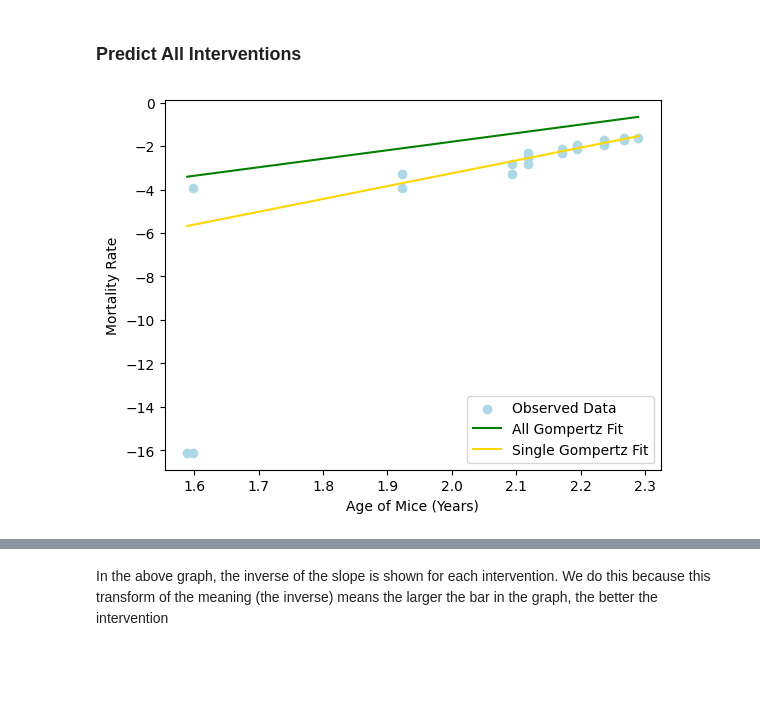
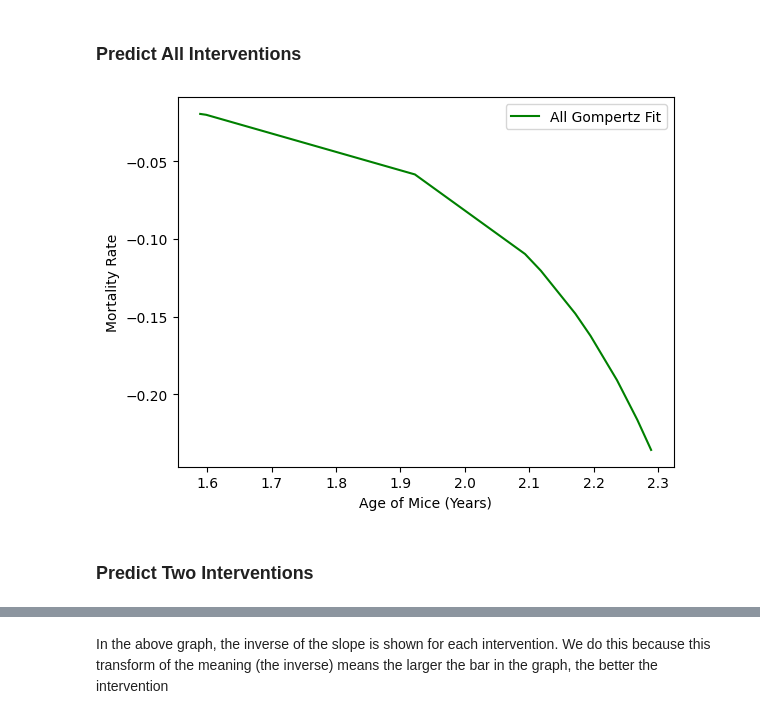
Before and after one commit to shs2017/Data-Literacy, a Jupyter notebook: exp/Second_Order_model.ipynb, the cells around one changed output, grey strips where cells are left out. Drawn from its saved outputs; the diff is of its cells as text; code cells hidden in the pictures; blank space fills up the shorter version.

```diff
--- a/exp/Second_Order_model.ipynb
+++ b/exp/Second_Order_model.ipynb
@@ -319,3 +284,35 @@ TypeError: list indices must be integers or slices, not numpy.float64
+# %%
+def compute_non_linearity_difference(one_intervention_mortality, three_interventions_mortality):
+    three_intervention_indices = list(combinations(range(4), 3))
+
+    diffs = []
+    for i in range(len(three_intervention_indices)):
+        diff = three_interventions_mortality[i].copy()
+        for index in three_intervention_indices[i]:
+            diff -= np.array(one_intervention_mortality[index])
+        diffs.append(diff)
+
+    return diffs
+
+
+diffs = compute_non_linearity_difference(one_interventions_mortality, three_interventions_mortality)
+
+# Interactions between i and j is listed as ij
+#            12 13 14 23 24 34
+matrix = np.array([
+            [1, 1, 0, 1, 0, 0],
+            [1, 0, 1, 0, 1, 0],
+            [0, 1, 1, 0, 0, 1],
+            [0, 0, 0, 1, 1, 1],
+])
+
+inv_matrix = np.linalg.pinv(matrix)
+
+interaction_factors = []
+for time_step in range(len(diffs[0])):
+    current_time_step_diff = np.array(list([diff[time_step] for diff in diffs]))
+    time_step_interaction_factors = inv_matrix @ current_time_step_diff
+    interaction_factors.append(time_step_interaction_factors)
 # %% [markdown]
 We keep track of the predicted slopes of the log mortality rate and use this a measure of the effectiveness of the intervention. That is, the smaller of the slope, the more better the intervention.
 # %%
@@ -406,15 +467,20 @@ slopes[all_interventions_key] = slope
+# %%
+interventions = np.array(one_interventions_mortality).sum(axis=0)
+interactions = np.array(interaction_factors).sum(axis=1)
+all_interventions_mortality = interactions + interventions
+
+all_log_interventions_mortality = np.log(all_interventions_mortality + EPS)
 # %%
-log_mortality_rate = np.log(all_interventions_mortality_rate + EPS)
-
-plt.scatter(all_interventions_ages, log_mortality_rate, label='Observed Data', color=COLOR_MAP[0])
-plt.plot(all_interventions_ages, all_log_mortality_rate, label='All Gompertz Fit', color=COLOR_MAP[1])
-plt.plot(all_interventions_ages, actual_all_prediction, label='Single Gompertz Fit', color=COLOR_MAP[2])
+# plt.scatter(all_interventions_ages, log_mortality_rate, label='Observed Data', color=COLOR_MAP[0])
+plt.plot(all_interventions_ages, all_interventions_mortality, label='All Gompertz Fit', color=COLOR_MAP[1])
 plt.xlabel('Age of Mice (Years)')
 plt.ylabel(f'Mortality Rate')
 plt.legend()
 plt.show()
 # %% [output]
-[figure, old version]
+[figure, new version]
+# %% [markdown]
+### Predict Two Interventions
 # %%
 def calculate_two_intervention_log_mortality_rates(interaction_factors, n_interventions):
     log_mortality_rates = []
```
Also changed, not shown: parts of 10 cells of this notebook.
